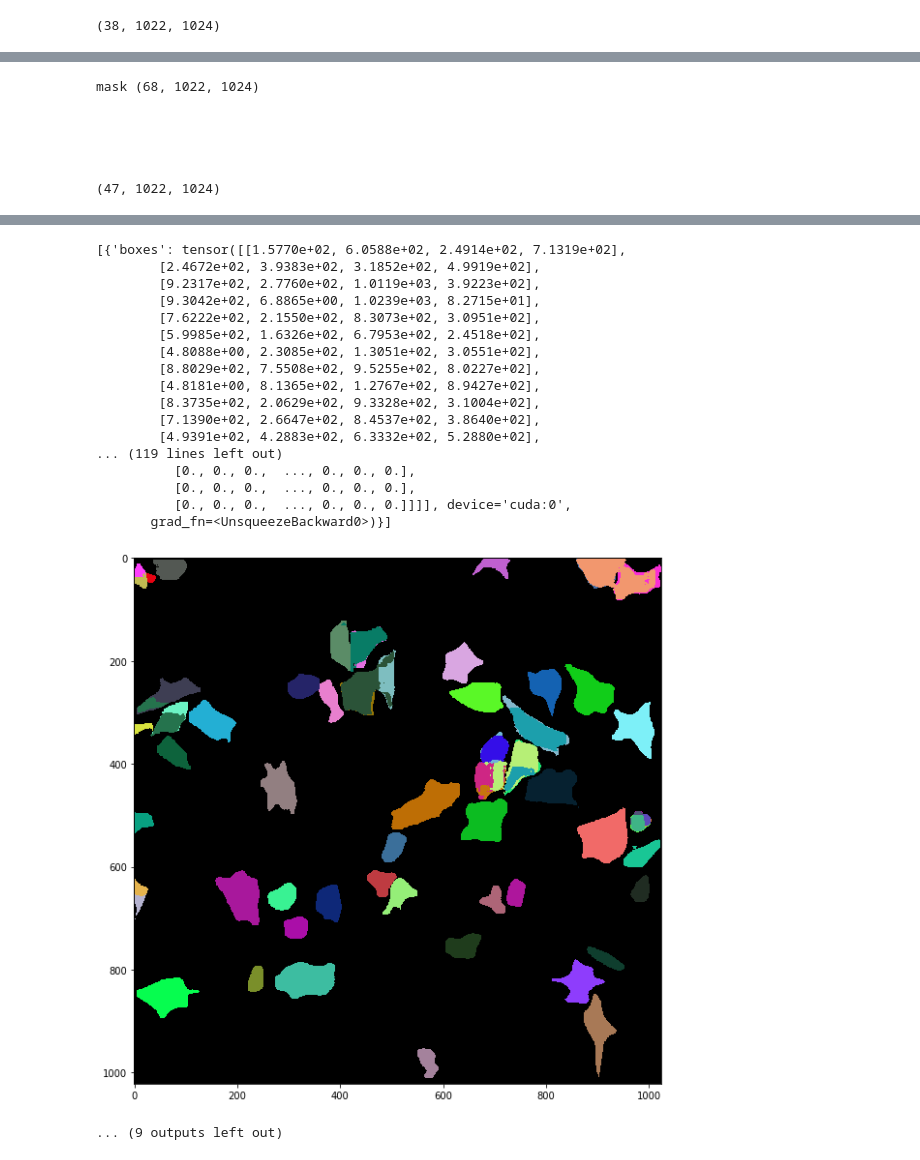
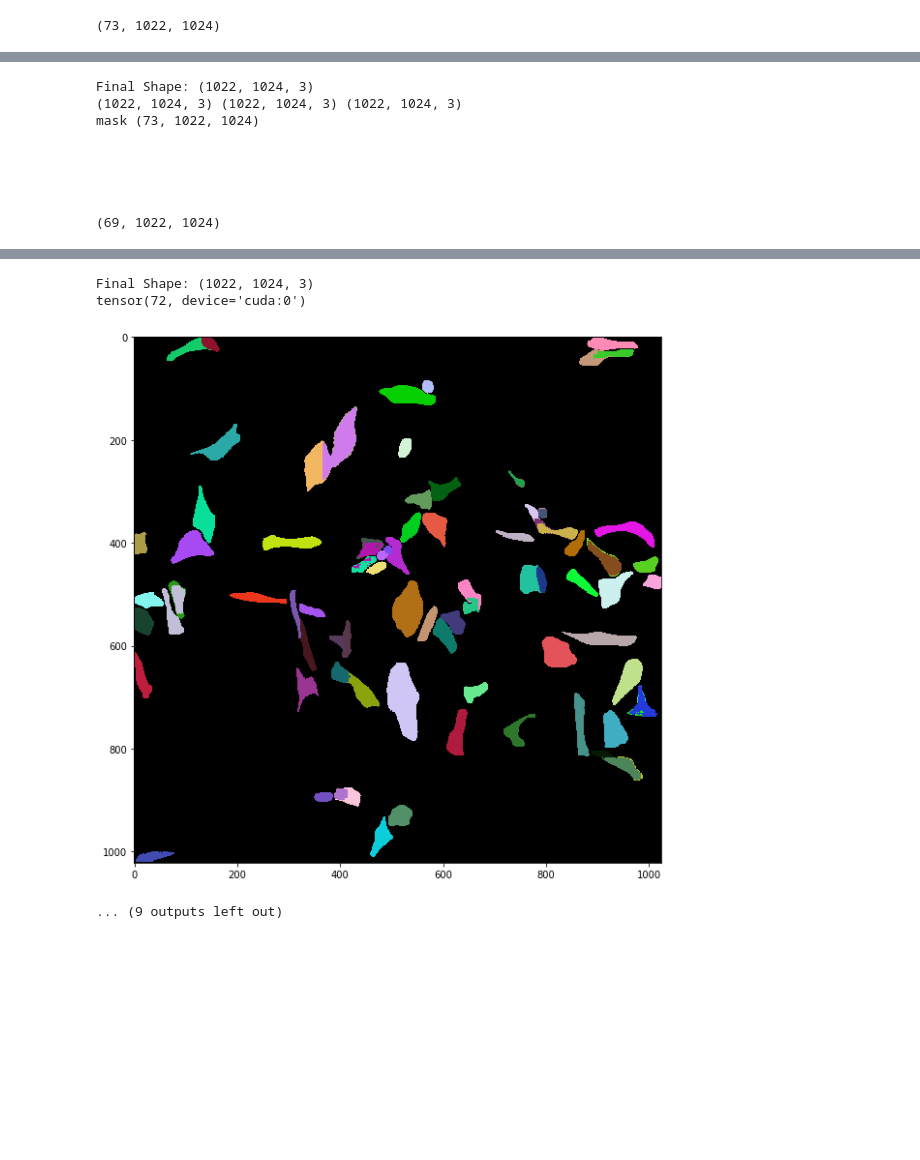
Before and after one commit to 0merjavaid/Microscopic-segmentation, a Jupyter notebook: Training/Untitled.ipynb, the cells around one changed output, grey strips where cells are left out. Saved outputs shown, nothing was run; the diff lists cells and outputs as text; code cells hidden in the pictures; blank space fills up the shorter version.

```diff
--- a/Training/Untitled.ipynb
+++ b/Training/Untitled.ipynb
@@ -117,7 +117,8 @@ def main():
     dataset_test = PennFudanDataset('dataset/cells', get_transform(train=False))
 
     # split the dataset in train and test set
-    indices = torch.randperm(len(dataset)).tolist()
+#     indices = torch.randperm(len(dataset)).tolist()
+    indices = torch.arange(len(dataset)).tolist()
     print (len(indices))
     dataset = torch.utils.data.Subset(dataset, indices[:45])
     dataset_test = torch.utils.data.Subset(dataset_test, indices[-5:])
@@ -143,19 +144,21 @@ def main():
     # and a learning rate scheduler
     lr_scheduler = torch.optim.lr_scheduler.StepLR(optimizer,
                                                    step_size=5,
-                                                   gamma=0.051)
+                                                   gamma=0.05)
 
     # let's train it for 10 epochs
-    num_epochs = 30
-
+    num_epochs = 10
+    model.load_state_dict(torch.load("checkpoints/8_epoch.pt"))
     for epoch in range(num_epochs):
         # train for one epoch, printing every 10 iterations
         train_one_epoch(model, optimizer, data_loader, device, epoch, print_freq=5)
         # update the learning rate
         lr_scheduler.step()
         # evaluate on the test dataset
-        if (epoch+5) % 10 == 0:
+        if (epoch+2) % 5 == 0:
             evaluate(model, data_loader_test, device=device)
+            path = "checkpoints/"+str(epoch)+"_epoch.pt"
+            torch.save(model.state_dict(), path)
     return model, data_loader_test,data_loader
     print("That's it!")
 # %%
@@ -190,30 +211,40 @@ def visualize(image,scores, threshold = 0.5):
     plt.figure(figsize=(20,10))
     plt.imshow(final_mask)
     plt.show()
+    print ("Final Shape:",final_mask.shape)
+    return final_mask
 # %%
 import matplotlib.pyplot as plt
 
 model.eval()
+i = 0
 for image,_ in test_loader:
     image = list(img.to("cuda") for img in image)
+
     print(_[0]["masks"].cpu().detach().numpy().shape)
-    visualize(_[0]["masks"].cpu().detach().numpy())
+    target = _[0]["masks"].cpu().detach().numpy()
+    lab = visualize(_[0]["masks"].cpu().detach().numpy(),[1]*target.shape[0])
     target = np.sum(_[0]["masks"].cpu().detach().numpy(),0)
 #     print (target.shape)
     outputs = model(image)
     scores =outputs[0]["scores"]
 #     print (outputs[0]["masks"].shape)
     mask = outputs[0]["masks"].squeeze()
-
+    print (torch.sum(scores>0.5))
     mask = mask.cpu().detach().numpy()
-    visualize(mask,scores)
+    pred = visualize(mask,scores)
+    print (pred.shape,lab.shape,img.shape)
     print ("mask",mask.shape,"\n\n\n\n\n")
 #     print(len(image))
-#     img = image[0].cpu().detach().numpy()
-#     img = np.transpose(img,[1,2,0])
+    img = image[0].cpu().detach().numpy()
+    img = np.transpose(img,[1,2,0])
+    cv2.imwrite(str(i)+"_raw.jpg",(img*255).astype("uint8"))
+    cv2.imwrite(str(i)+"_label.jpg",lab)
+    cv2.imwrite(str(i)+"_prediction.jpg",pred)
+    i+=1
 #     print (img.shape,"shape")
 #     plt.figure(figsize=(20,10))
 #     plt.imshow(mask)
 #     plt.show()
 # %% [output]
-(38, 1022, 1024)
+(73, 1022, 1024)
@@ -265,7 +268,9 @@ mask (47, 1022, 1024)
-mask (68, 1022, 1024)
+Final Shape: (1022, 1024, 3)
+(1022, 1024, 3) (1022, 1024, 3) (1022, 1024, 3)
+mask (73, 1022, 1024)
 
 
 
 
 
-(47, 1022, 1024)
+(69, 1022, 1024)
@@ -273,19 +278,4 @@ mask (68, 1022, 1024)
-[{'boxes': tensor([[1.5770e+02, 6.0588e+02, 2.4914e+02, 7.1319e+02],
-        [2.4672e+02, 3.9383e+02, 3.1852e+02, 4.9919e+02],
-        [9.2317e+02, 2.7760e+02, 1.0119e+03, 3.9223e+02],
-        [9.3042e+02, 6.8865e+00, 1.0239e+03, 8.2715e+01],
-        [7.6222e+02, 2.1550e+02, 8.3073e+02, 3.0951e+02],
-        [5.9985e+02, 1.6326e+02, 6.7953e+02, 2.4518e+02],
-        [4.8088e+00, 2.3085e+02, 1.3051e+02, 3.0551e+02],
-        [8.8029e+02, 7.5508e+02, 9.5255e+02, 8.0227e+02],
-        [4.8181e+00, 8.1365e+02, 1.2767e+02, 8.9427e+02],
-        [8.3735e+02, 2.0629e+02, 9.3328e+02, 3.1004e+02],
-        [7.1390e+02, 2.6647e+02, 8.4537e+02, 3.8640e+02],
-        [4.9391e+02, 4.2883e+02, 6.3332e+02, 5.2880e+02],
-... (119 lines left out)
-          [0., 0., 0.,  ..., 0., 0., 0.],
-          [0., 0., 0.,  ..., 0., 0., 0.],
-          [0., 0., 0.,  ..., 0., 0., 0.]]]], device='cuda:0',
-       grad_fn=<UnsqueezeBackward0>)}]
+Final Shape: (1022, 1024, 3)
+tensor(72, device='cuda:0')
-[figure, old version]
+[figure, new version]
 ... (9 outputs left out)
```
Also changed, not shown: parts of 2 cells of this notebook, 8 other files.
